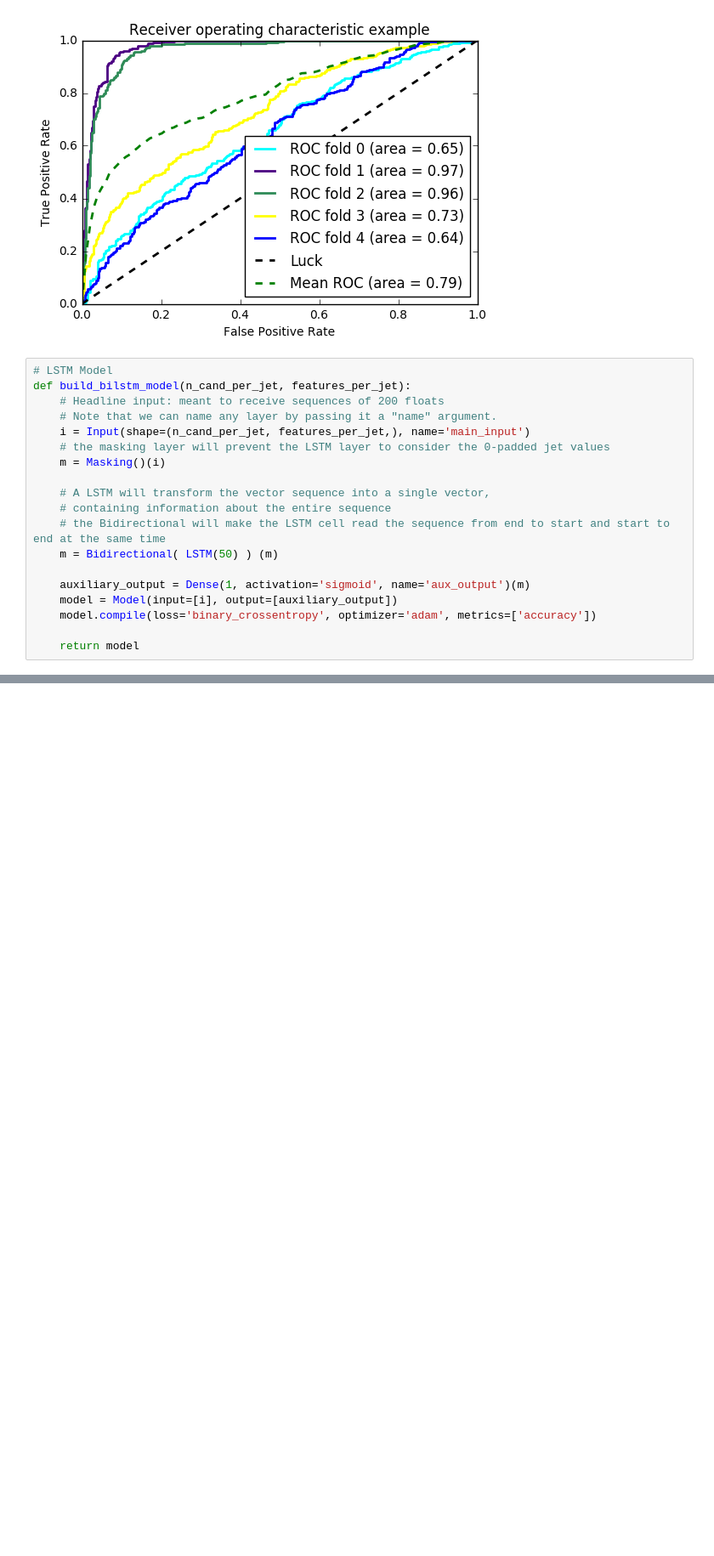
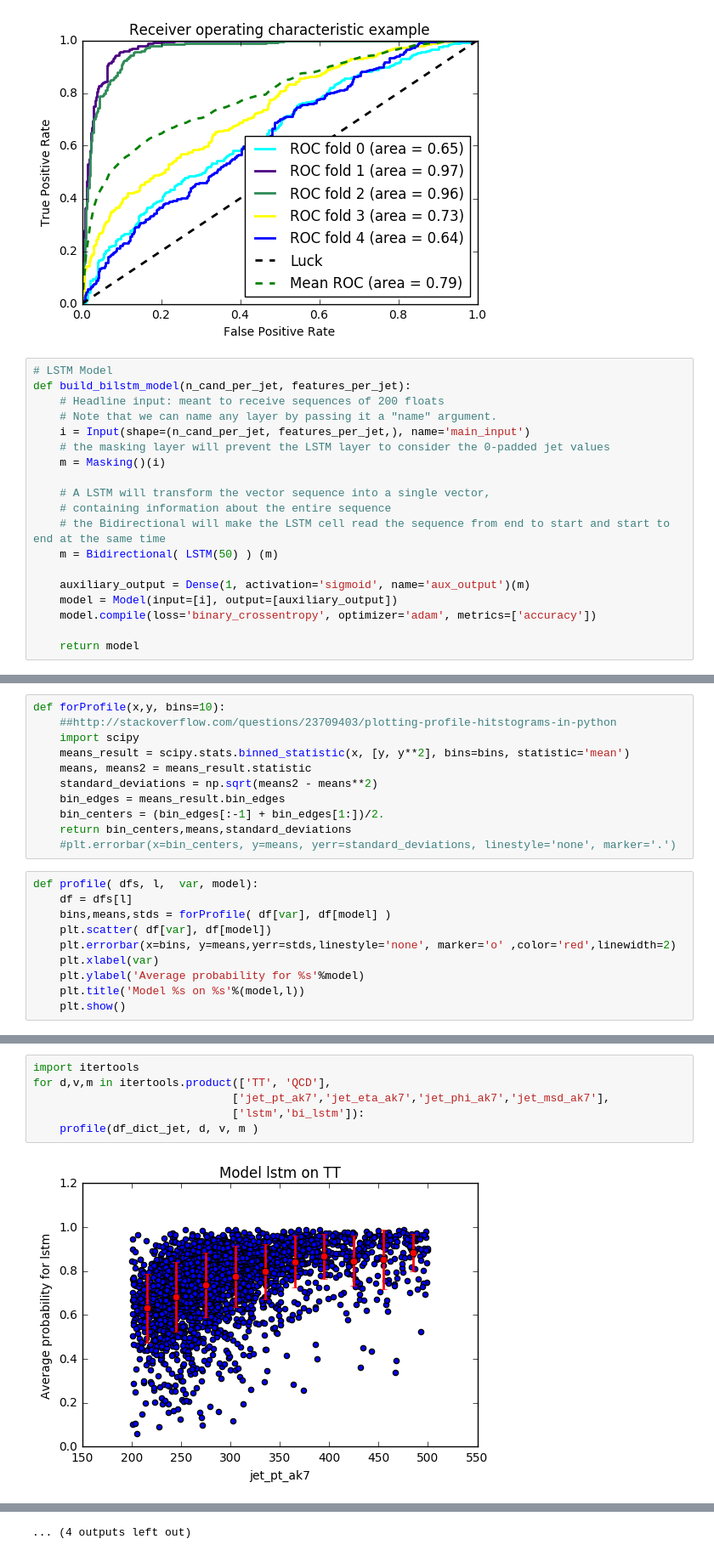
Before and after one commit to jmduarte/machine-learning-hats, a Jupyter notebook: cms-open-data-ml/dshep2017.ipynb, the cells around one changed output, grey strips where cells are left out. Shown at 85% size. Saved outputs shown, nothing was run; the diff lists cells and outputs as text; blank space fills up the shorter version.

Commit message:
plotting by jet property

```diff
--- a/cms-open-data-ml/dshep2017.ipynb
+++ b/cms-open-data-ml/dshep2017.ipynb
@@ -1075,0 +1108,21 @@ Epoch 34/100
+# %%
+def forProfile(x,y, bins=10):
+    ##http://stackoverflow.com/questions/23709403/plotting-profile-hitstograms-in-python
+    import scipy
+    means_result = scipy.stats.binned_statistic(x, [y, y**2], bins=bins, statistic='mean')
+    means, means2 = means_result.statistic
+    standard_deviations = np.sqrt(means2 - means**2)
+    bin_edges = means_result.bin_edges
+    bin_centers = (bin_edges[:-1] + bin_edges[1:])/2.
+    return bin_centers,means,standard_deviations
+    #plt.errorbar(x=bin_centers, y=means, yerr=standard_deviations, linestyle='none', marker='.')
+# %%
+def profile( dfs, l,  var, model):
+    df = dfs[l]
+    bins,means,stds = forProfile( df[var], df[model] )
+    plt.scatter( df[var], df[model])
+    plt.errorbar(x=bins, y=means,yerr=stds,linestyle='none', marker='o' ,color='red',linewidth=2)
+    plt.xlabel(var)
+    plt.ylabel('Average probability for %s'%model)
+    plt.title('Model %s on %s'%(model,l))
+    plt.show()
@@ -1075,0 +1168,8 @@ Epoch 34/100
+# %%
+import itertools
+for d,v,m in itertools.product(['TT', 'QCD'],
+                              ['jet_pt_ak7','jet_eta_ak7','jet_phi_ak7','jet_msd_ak7'],
+                              ['lstm','bi_lstm']):
+    profile(df_dict_jet, d, v, m )
+# %% [output]
+[figure, added]
@@ -1075,0 +1187 @@ Epoch 34/100
+... (4 outputs left out)
```
Also changed, not shown: parts of 6 cells of this notebook.
